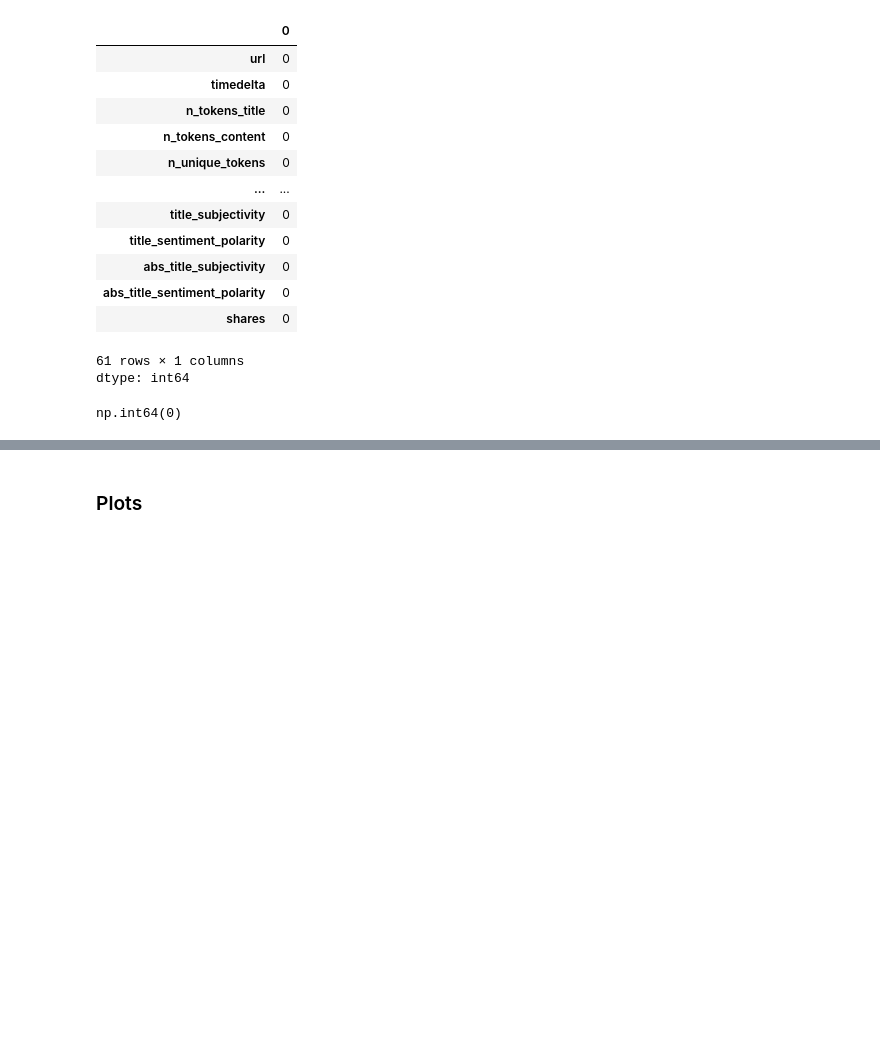
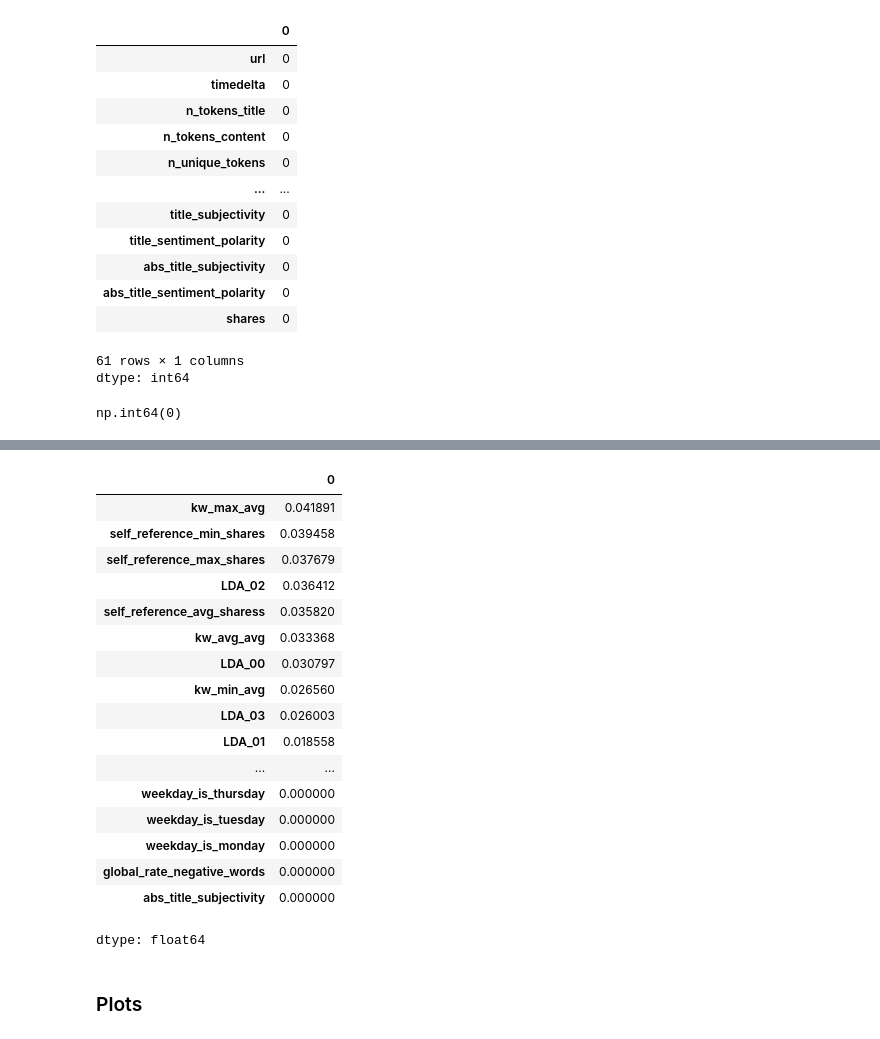
Before and after one commit to SruthiGS-Gito/Online-News-Popularity-Prediction, a Jupyter notebook: Online_News_Popularity_Prediction.ipynb, the cells around one changed output, grey strips where cells are left out. Cells and saved outputs as stored; diff of their text form; code cells hidden in the pictures; blank space fills up the shorter version.

```diff
--- a/Online_News_Popularity_Prediction.ipynb
+++ b/Online_News_Popularity_Prediction.ipynb
@@ -122,3 +163,31 @@ Index(['url'], dtype='object')
+# %%
+X_temp = df_news.drop(columns = ["shares"])
+y_temp = df_news["shares"]
+
+# mutual_info_regression is used because our target column "shares" has numeric/continous values
+mi_scores = mutual_info_regression(X_temp, y_temp, random_state = 42)
+# for "number to its features mapping" we use pd.Series()
+mi_series = pd.Series(mi_scores, index = X_temp.columns).sort_values(ascending = False)
+mi_series
+# %% [output]
+|  | 0 |
+| kw_max_avg | 0.041891 |
+| self_reference_min_shares | 0.039458 |
+| self_reference_max_shares | 0.037679 |
+| LDA_02 | 0.036412 |
+| self_reference_avg_sharess | 0.035820 |
+| kw_avg_avg | 0.033368 |
+| LDA_00 | 0.030797 |
+| kw_min_avg | 0.026560 |
+| LDA_03 | 0.026003 |
+| LDA_01 | 0.018558 |
+| ... | ... |
+| weekday_is_thursday | 0.000000 |
+| weekday_is_tuesday | 0.000000 |
+| weekday_is_monday | 0.000000 |
+| global_rate_negative_words | 0.000000 |
+| abs_title_subjectivity | 0.000000 |
+dtype: float64
 # %% [markdown]
 ### Plots
 # %%
```
Also changed, not shown: parts of 17 cells of this notebook.
